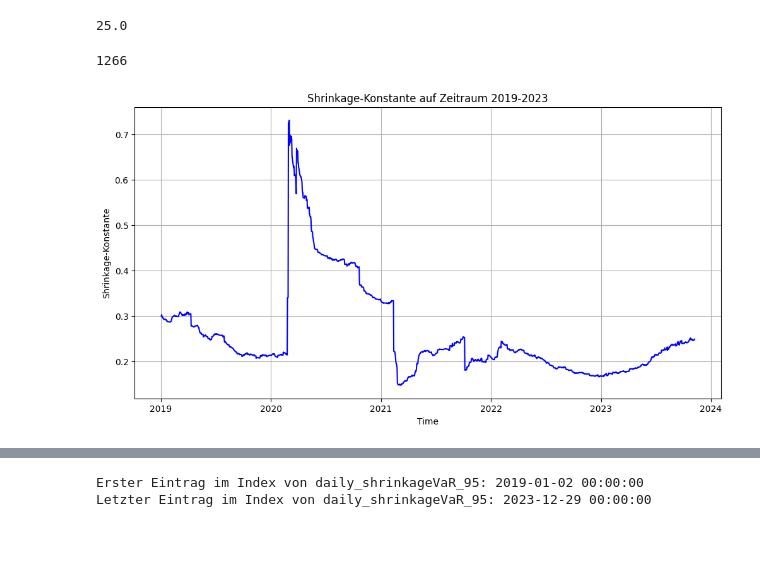
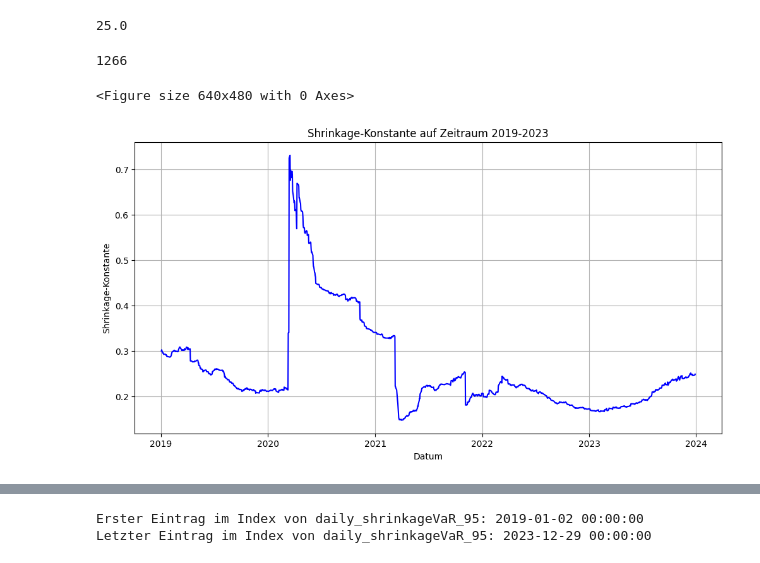
Before and after one commit to minhanhh1/MasterArbeitCode, a Jupyter notebook: SchätzungVaR.ipynb, the cells around one changed output, grey strips where cells are left out. Cells and saved outputs as stored; diff of their text form; code cells hidden in the pictures.

```diff
--- a/SchätzungVaR.ipynb
+++ b/SchätzungVaR.ipynb
@@ -496,0 +67,6 @@ for t in range(testWindowSize):
+# %%
+df = pd.read_csv('./Cleaned_Eurostoxx.csv')
+df.rename(columns={'Name': 'Date'}, inplace=True)
+df.columns = [col.replace(' (~E )', '') for col in df.columns]
+df.set_index('Date', inplace=True)
+df.shape
@@ -496,0 +101,3 @@ for t in range(testWindowSize):
+# %%
+#equal weight
+weights = np.array([1/len(returns.columns)] * len(returns.columns))
@@ -565,16 +469,27 @@ threshold
 # %%
 # Convert shrinkage values and sigmahat matrices to a DataFrame
 df_shrinkage = pd.DataFrame({'Shrinkage-Konstant': shrinkage_constant_values})
-df_shrinkage.index = pd.date_range(start='2019-01-02', periods=len(df_shrinkage), freq='B')
+df_shrinkage.index = pd.to_datetime(returns.index[250:250 + len(df_shrinkage)])
 print(len(df_shrinkage))
+
+# X-Achse formatieren, um nur Jahre anzuzeigen
+
+# Verbesserung der Darstellung der X-Achse
+plt.gcf().autofmt_xdate()
+
 plt.figure(figsize=(12, 6))
 plt.plot(df_shrinkage.index, df_shrinkage['Shrinkage-Konstant']
          , linestyle='-', color='b')
-plt.xlabel('Time')
+ax = plt.gca()
+ax.xaxis.set_major_locator(mdates.YearLocator())
+ax.xaxis.set_major_formatter(mdates.ConciseDateFormatter(mdates.YearLocator()))
+
+plt.xlabel('Datum')
 plt.ylabel('Shrinkage-Konstante')
 plt.title('Shrinkage-Konstante auf Zeitraum 2019-2023')
 plt.grid(True)
 plt.show()
 # %% [output]
 1266
+<Figure size 640x480 with 0 Axes>
-[figure, old version]
+[figure, new version]
```
Also changed, not shown: parts of 75 cells of this notebook, 7 other files.
